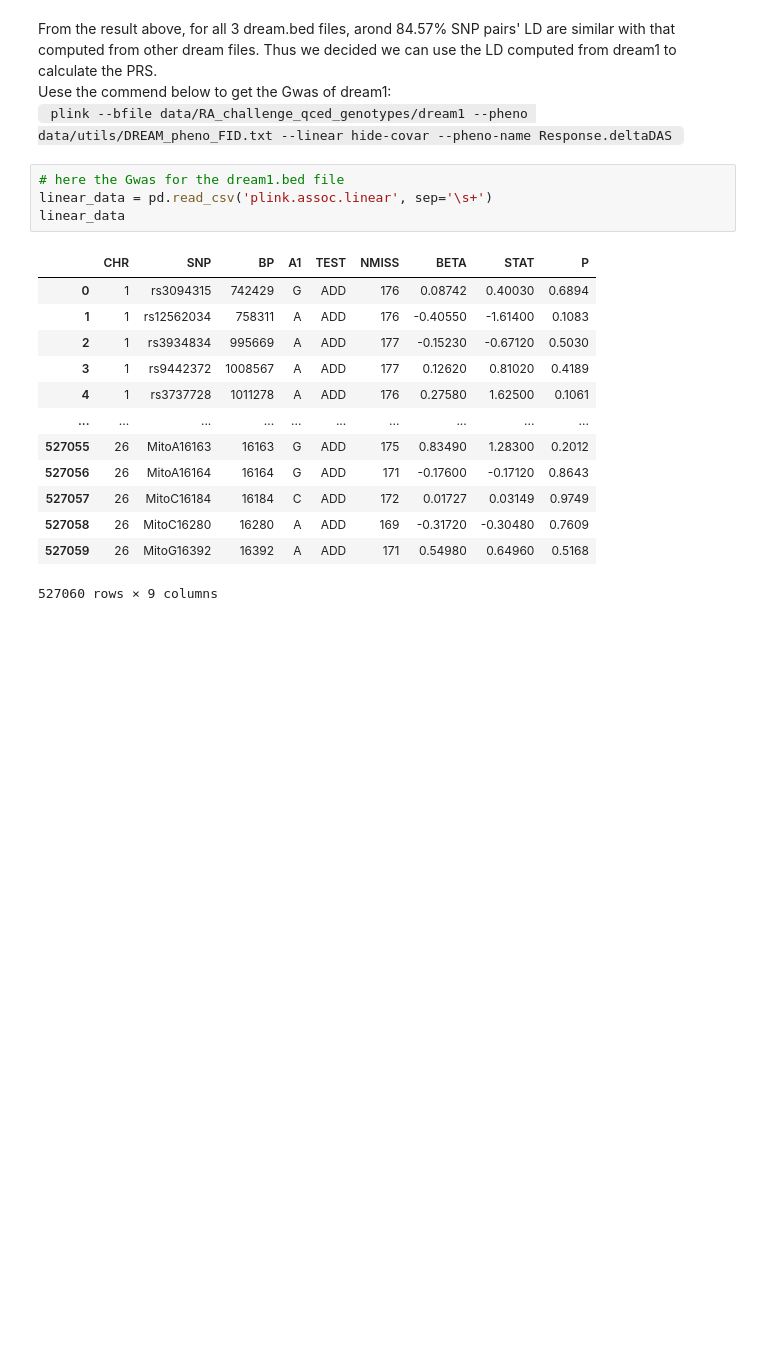
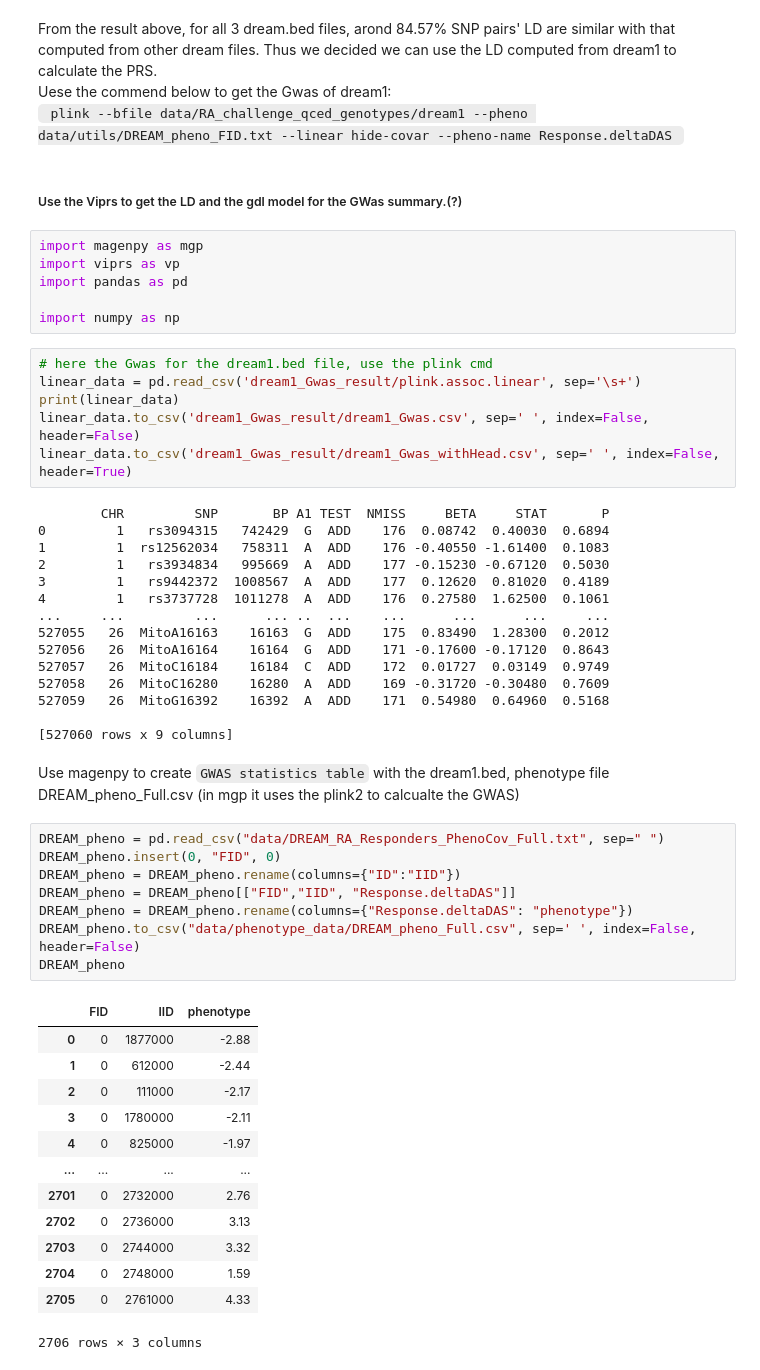
Before and after one commit to Yiqing-Zhu2000/RA_Project, a Jupyter notebook: my_test.ipynb, the cells around one changed output. Drawn from its saved outputs; the diff is of its cells as text; blank space fills up the shorter version.

```diff
--- a/my_test.ipynb
+++ b/my_test.ipynb
@@ -387,21 +387,56 @@ number of SNPs pair under the threshold:  1429419
 From the result above, for all 3 dream.bed files, arond 84.57% SNP pairs' LD are similar with that computed from other dream files. Thus we decided we can use the LD computed from dream1 to calculate the PRS.
 Uese the commend below to get the Gwas of dream1:
 <code> plink --bfile data/RA_challenge_qced_genotypes/dream1 --pheno data/utils/DREAM_pheno_FID.txt --linear hide-covar --pheno-name Response.deltaDAS </code>
+# %% [markdown]
+<h5> Use the Viprs to get the LD and the gdl model for the GWas summary.(?) </h5>
+# %%
+import magenpy as mgp
+import viprs as vp
+import pandas as pd
+
+import numpy as np
 # %%
-# here the Gwas for the dream1.bed file
-linear_data = pd.read_csv('plink.assoc.linear', sep='\s+')
-linear_data
+# here the Gwas for the dream1.bed file, use the plink cmd
+linear_data = pd.read_csv('dream1_Gwas_result/plink.assoc.linear', sep='\s+')
+print(linear_data)
+linear_data.to_csv('dream1_Gwas_result/dream1_Gwas.csv', sep=' ', index=False, header=False)
+linear_data.to_csv('dream1_Gwas_result/dream1_Gwas_withHead.csv', sep=' ', index=False, header=True)
 # %% [output]
-|  | CHR | SNP | BP | A1 | TEST | NMISS | BETA | STAT | P |
-| 0 | 1 | rs3094315 | 742429 | G | ADD | 176 | 0.08742 | 0.40030 | 0.6894 |
-| 1 | 1 | rs12562034 | 758311 | A | ADD | 176 | -0.40550 | -1.61400 | 0.1083 |
-| 2 | 1 | rs3934834 | 995669 | A | ADD | 177 | -0.15230 | -0.67120 | 0.5030 |
-| 3 | 1 | rs9442372 | 1008567 | A | ADD | 177 | 0.12620 | 0.81020 | 0.4189 |
-| 4 | 1 | rs3737728 | 1011278 | A | ADD | 176 | 0.27580 | 1.62500 | 0.1061 |
-| ... | ... | ... | ... | ... | ... | ... | ... | ... | ... |
-| 527055 | 26 | MitoA16163 | 16163 | G | ADD | 175 | 0.83490 | 1.28300 | 0.2012 |
-| 527056 | 26 | MitoA16164 | 16164 | G | ADD | 171 | -0.17600 | -0.17120 | 0.8643 |
-| 527057 | 26 | MitoC16184 | 16184 | C | ADD | 172 | 0.01727 | 0.03149 | 0.9749 |
-| 527058 | 26 | MitoC16280 | 16280 | A | ADD | 169 | -0.31720 | -0.30480 | 0.7609 |
-| 527059 | 26 | MitoG16392 | 16392 | A | ADD | 171 | 0.54980 | 0.64960 | 0.5168 |
-527060 rows × 9 columns
+        CHR         SNP       BP A1 TEST  NMISS     BETA     STAT       P
+0         1   rs3094315   742429  G  ADD    176  0.08742  0.40030  0.6894
+1         1  rs12562034   758311  A  ADD    176 -0.40550 -1.61400  0.1083
+2         1   rs3934834   995669  A  ADD    177 -0.15230 -0.67120  0.5030
+3         1   rs9442372  1008567  A  ADD    177  0.12620  0.81020  0.4189
+4         1   rs3737728  1011278  A  ADD    176  0.27580  1.62500  0.1061
+...     ...         ...      ... ..  ...    ...      ...      ...     ...
+527055   26  MitoA16163    16163  G  ADD    175  0.83490  1.28300  0.2012
+527056   26  MitoA16164    16164  G  ADD    171 -0.17600 -0.17120  0.8643
+527057   26  MitoC16184    16184  C  ADD    172  0.01727  0.03149  0.9749
+527058   26  MitoC16280    16280  A  ADD    169 -0.31720 -0.30480  0.7609
+527059   26  MitoG16392    16392  A  ADD    171  0.54980  0.64960  0.5168
+
+[527060 rows x 9 columns]
+# %% [markdown]
+Use magenpy to create <code>GWAS statistics table</code> with the dream1.bed, phenotype file DREAM_pheno_Full.csv (in mgp it uses the plink2 to calcualte the GWAS)
+# %%
+DREAM_pheno = pd.read_csv("data/DREAM_RA_Responders_PhenoCov_Full.txt", sep=" ")
+DREAM_pheno.insert(0, "FID", 0)
+DREAM_pheno = DREAM_pheno.rename(columns={"ID":"IID"})
+DREAM_pheno = DREAM_pheno[["FID","IID", "Response.deltaDAS"]]
+DREAM_pheno = DREAM_pheno.rename(columns={"Response.deltaDAS": "phenotype"})
+DREAM_pheno.to_csv("data/phenotype_data/DREAM_pheno_Full.csv", sep=' ', index=False, header=False)
+DREAM_pheno
+# %% [output]
+|  | FID | IID | phenotype |
+| 0 | 0 | 1877000 | -2.88 |
+| 1 | 0 | 612000 | -2.44 |
+| 2 | 0 | 111000 | -2.17 |
+| 3 | 0 | 1780000 | -2.11 |
+| 4 | 0 | 825000 | -1.97 |
+| ... | ... | ... | ... |
+| 2701 | 0 | 2732000 | 2.76 |
+| 2702 | 0 | 2736000 | 3.13 |
+| 2703 | 0 | 2744000 | 3.32 |
+| 2704 | 0 | 2748000 | 1.59 |
+| 2705 | 0 | 2761000 | 4.33 |
+2706 rows × 3 columns
```
Also changed, not shown: parts of 22 cells of this notebook.
